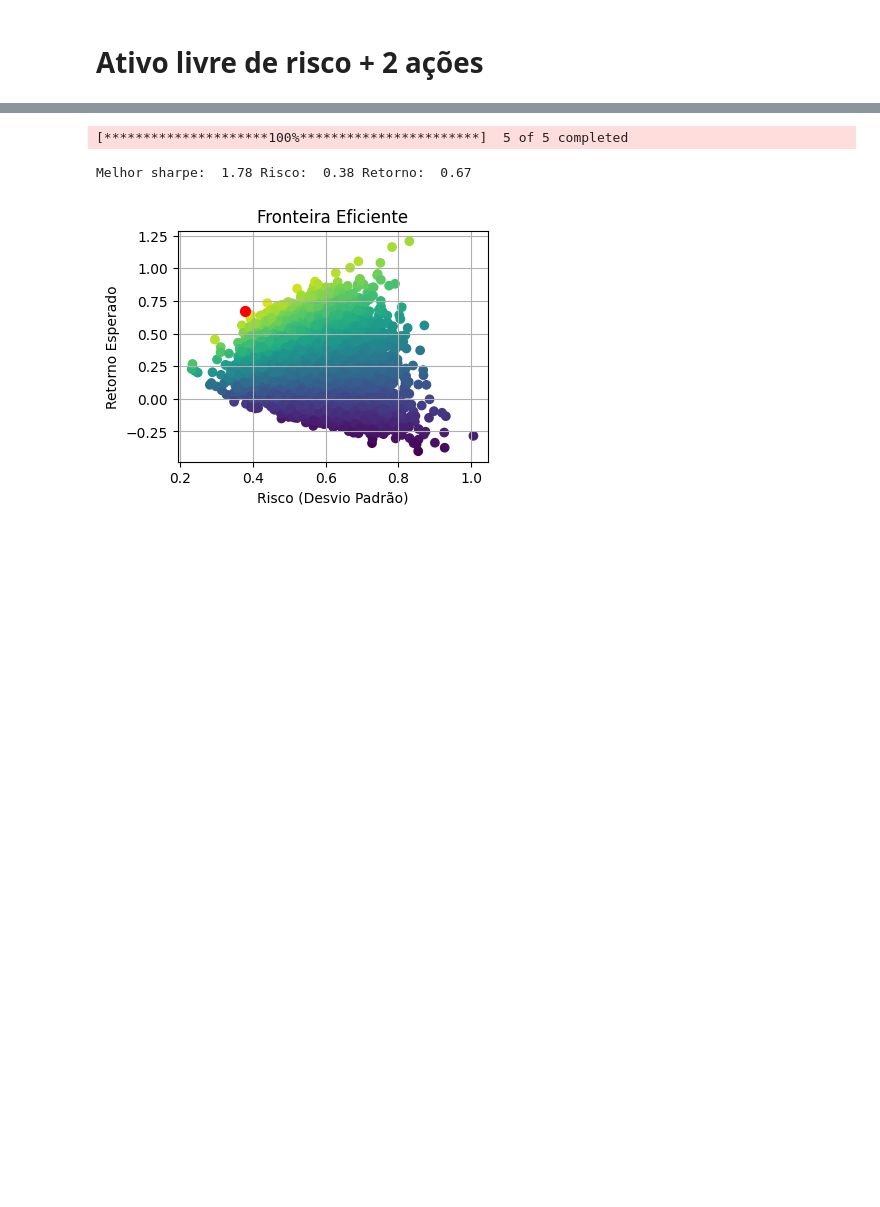
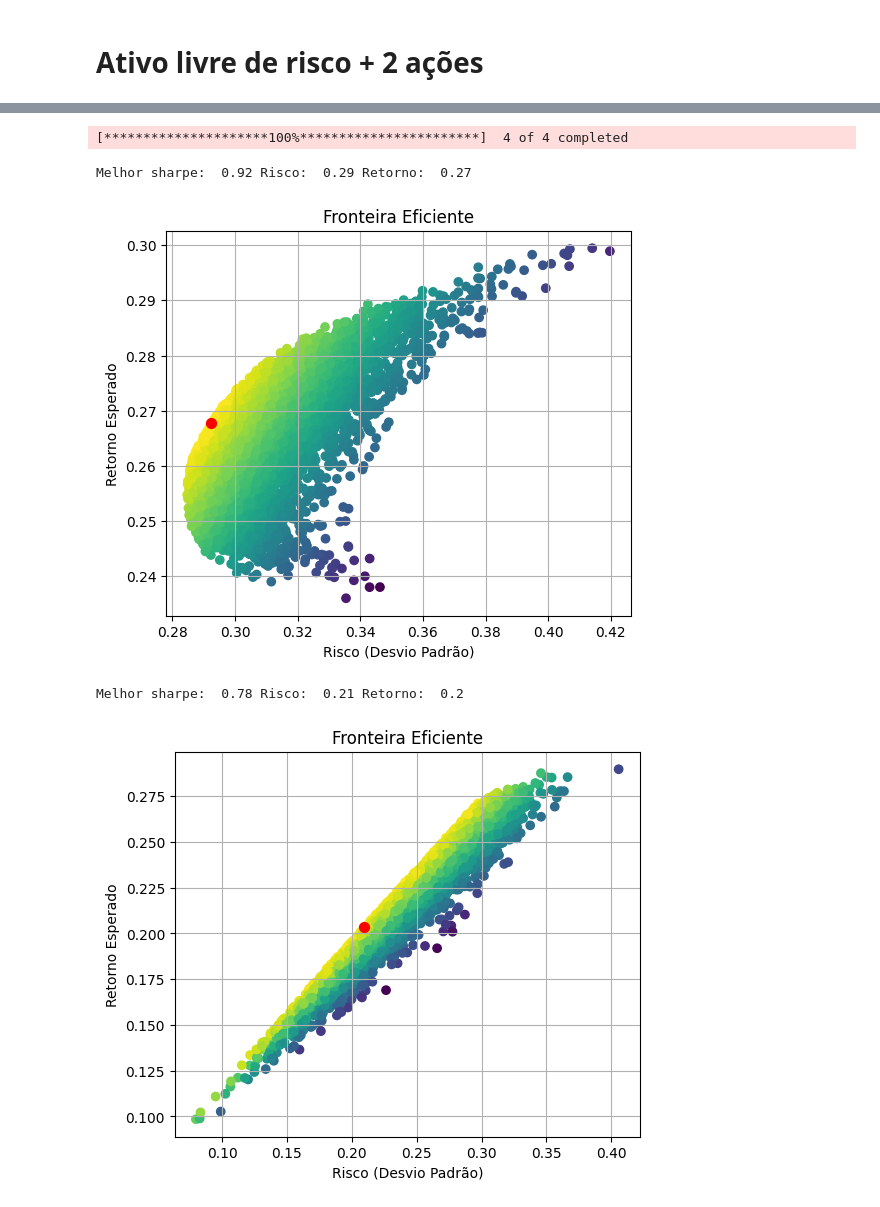
Before and after one commit to Roterdamjr/Mestrado, a Jupyter notebook: Markowitz_Simples.ipynb, the cells around one changed output, grey strips where cells are left out. Drawn from its saved outputs; the diff is of its cells as text; code cells hidden in the pictures; blank space fills up the shorter version.

```diff
--- a/Markowitz_Simples.ipynb
+++ b/Markowitz_Simples.ipynb
@@ -221,19 +274,26 @@ Melhor sharpe:  33.97 Risco:  0.01 Retorno:  0.48
 # %%
 df_precos = pd.DataFrame()
-tickers = ['ITUB4.SA','PETR4.SA', 'LREN3.SA', 'EGIE3.SA', 'TRIS3.sa']
-
-df_precos = yf.download(tickers,  "2020-01-01", "2024-12-31",auto_adjust=True)['Close']
+tickers = ['AMZN', 'GOOG', 'MSFT', 'NFLX']
+df_precos = yf.download(tickers,  "2020-01-01", "2024-12-31", auto_adjust=False)['Adj Close']
 df = df_precos.pct_change()
 df = df.dropna()
 
+#### sem risk free ####
+carteiras = fn_gera_carteiras(df, 10000)
+retornos, riscos, pesos = carteiras['retornos'], carteiras['riscos'], carteiras['pesos']
+plota(carteiras,retornos, riscos)
+
+##### risk free ####
 rend_risk_free_anual = .04  # 4% a.a.
 a=  rend_risk_free_anual/252
 df['rf']  =a # em rendimento diario considerando 252 dias ao ano
 
-carteiras = fn_gera_carteiras(df ,10000)
+carteiras = fn_gera_carteiras(df, 10000, rend_risk_free_anual)
 retornos, riscos, pesos = carteiras['retornos'], carteiras['riscos'], carteiras['pesos']
-plota(retornos, riscos)
+plota(carteiras,retornos, riscos)
 # %% [output]
-[*********************100%***********************]  5 of 5 completed
+[*********************100%***********************]  4 of 4 completed
-Melhor sharpe:  1.78 Risco:  0.38 Retorno:  0.67
+Melhor sharpe:  0.92 Risco:  0.29 Retorno:  0.27
-[figure, old version]
+[figure, new version]
+Melhor sharpe:  0.78 Risco:  0.21 Retorno:  0.2
+[figure, added]
```
Also changed, not shown: parts of 15 cells of this notebook.
